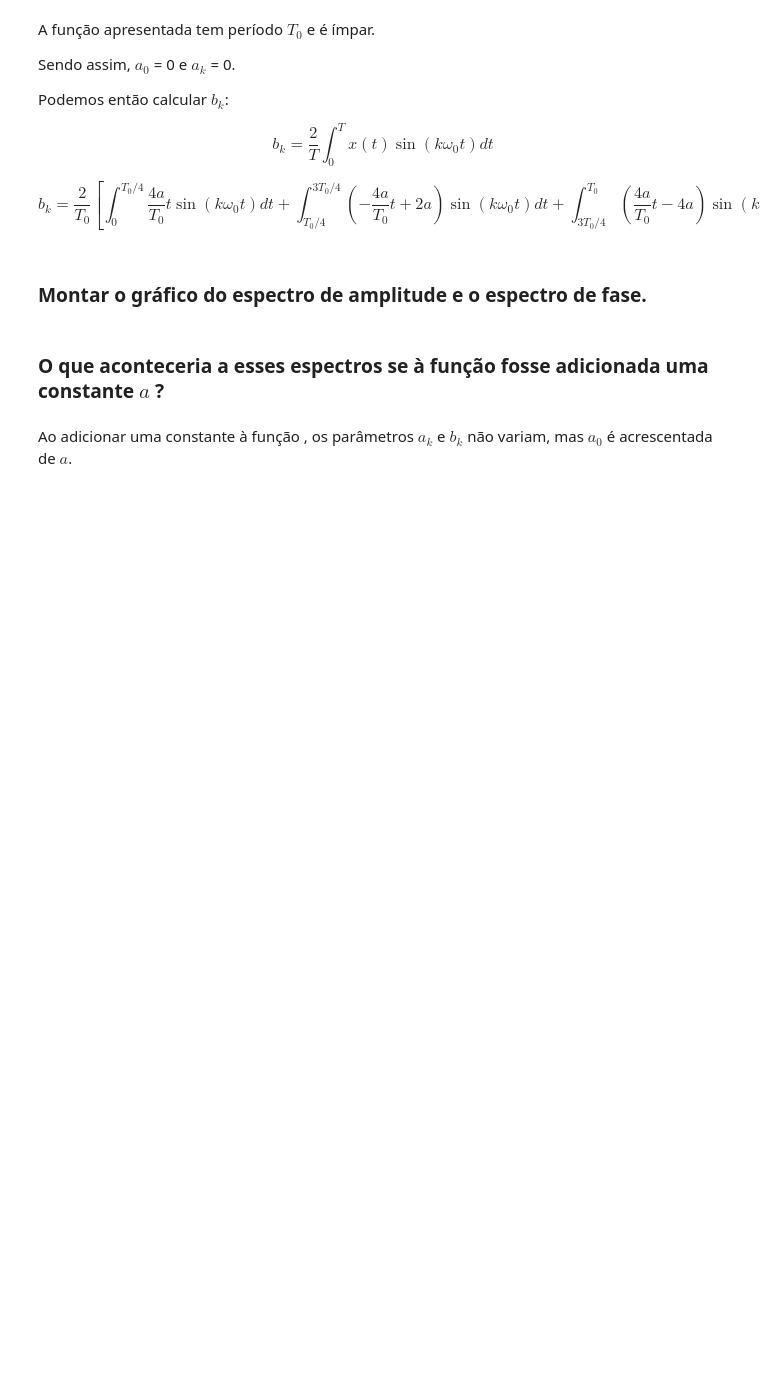
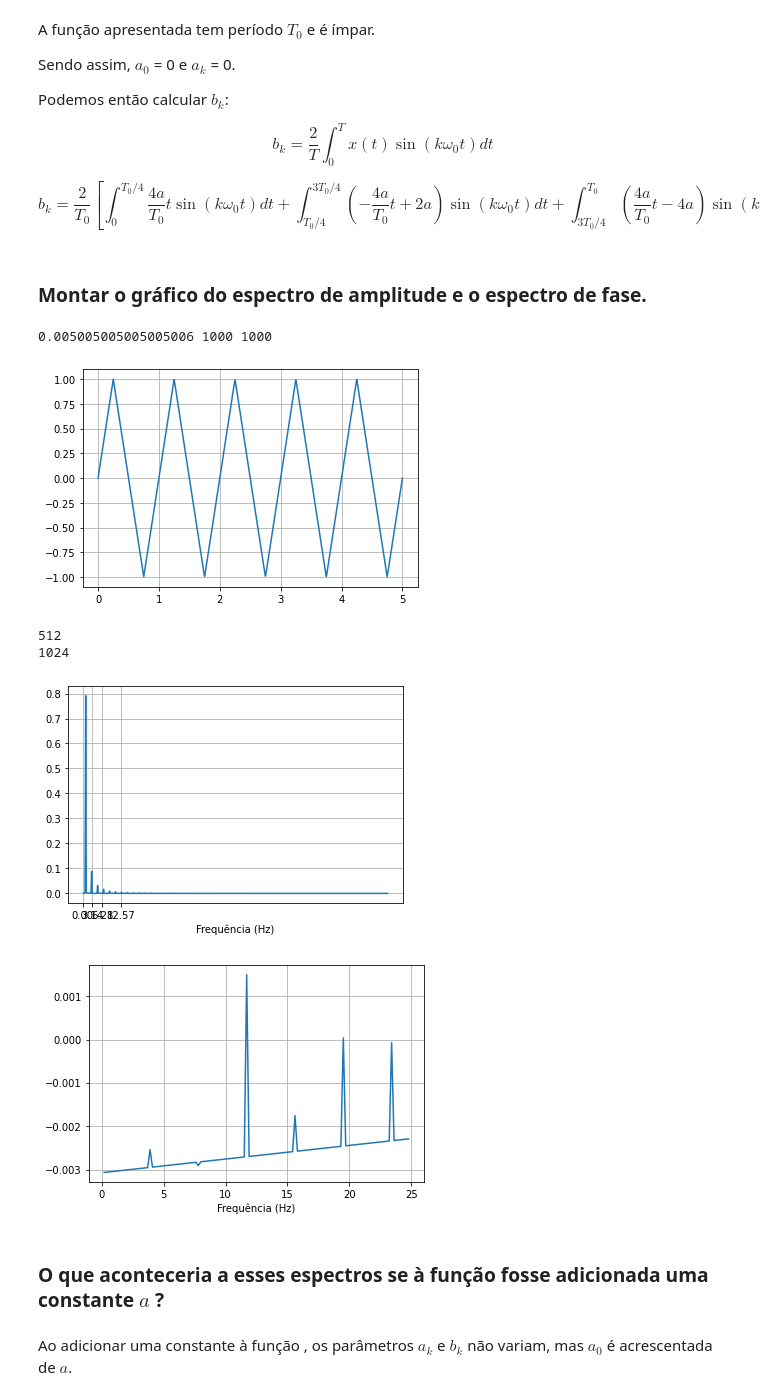
Before and after one commit to henrique-martinez/PME3403, a Jupyter notebook: lab1/lab1.ipynb, the cells around one changed output. Cells and saved outputs as stored; diff of their text form; code cells hidden in the pictures; blank space fills up the shorter version.

Commit message:
graficos-espectro

```diff
--- a/lab1/lab1.ipynb
+++ b/lab1/lab1.ipynb
@@ -23,6 +23,76 @@ $$b_k = \frac{2}{T}\int_{0}^{T} x(t) \sin(k \omega_0 t) dt$$
 $$b_k = \frac{2}{T_0}\left[\int_{0}^{T_0/4} \frac{4a}{T_0}t \sin(k \omega_0 t) dt + \int_{T_0/4}^{3T_0/4} (-\frac{4a}{T_0}t + 2a) \sin(k \omega_0 t) dt + \int_{3T_0/4}^{T_0} (\frac{4a}{T_0}t - 4a) \sin(k \omega_0 t) dt\right]$$
 # %% [markdown]
 ###  **Montar o gráfico do espectro de amplitude e o espectro de fase.**
+# %%
+import numpy as np
+import matplotlib.pyplot as plt
+from scipy.fftpack import fft, fftfreq
+from scipy import signal
+
+# Vetor de tempo
+t = np.linspace(0,5,1000)
+
+# Gerando a função por fourier
+y = np.zeros(len(t))
+a = 1
+To = 1
+
+for i in range(len(t)):
+    for k in range(10):
+        if k//2!=0:
+            factor = 8*a/((np.pi*k)**2)*((-1)**((k-1)//2))
+            y[i]+= factor*np.sin(2*k*np.pi*t[i]/(To))
+
+#plt.plot(t,y)
+
+
+# Number of sample points
+N = 1024
+
+# sample spacing
+T = (t[100]-t[0])/100
+
+
+y = a*signal.sawtooth(2 *np.pi * (t+To/4) / To, width=.5)
+
+print(T, len(t), len(y))
+
+plt.plot(t,y)
+plt.grid()
+plt.show()
+
+yf = fft(y)
+xf = np.linspace(0.0, 1.0 / (2.0*T), N//2)
+print(len(xf))
+
+xf = fftfreq(N, T)[:N]
+print(len(xf))
+
+#plt.plot(xf, 2.0/N * np.abs(yf[0:N//2]))
+#plt.show()
+
+# Espectro de frequencia
+plt.plot(xf[1:N//2],2.0/N *np.abs(yf[1:N//2]))
+#plt.plot(xf[1:128],2.0/N *np.abs(yf[1:128]))
+plt.xlabel('Frequência (Hz)')
+plt.xticks([0, np.pi, np.pi*2, np.pi*3, np.pi*4, np.pi*5])
+plt.grid()
+plt.show()
+
+# Espectro de Fase
+#plt.plot(xf[1:N//2],2.0/N *np.arccos(yf[1:N//2]/np.abs(yf[1:N//2])))
+plt.plot(xf[1:128],2.0/N *np.arctan(np.imag(yf[1:128])/np.real(yf[1:128])))
+plt.xlabel('Frequência (Hz)')
+#plt.xticks(range(1, 50, 3))
+plt.grid()
+plt.show()
+# %% [output]
+0.005005005005005006 1000 1000
+[figure, added]
+512
+1024
+[figure, added]
+[figure, added]
 # %% [markdown]
 ###  **O que aconteceria a esses espectros se à função fosse adicionada uma constante $a$ ?**
 # %% [markdown]
```
Also changed, not shown: parts of 4 cells of this notebook.
